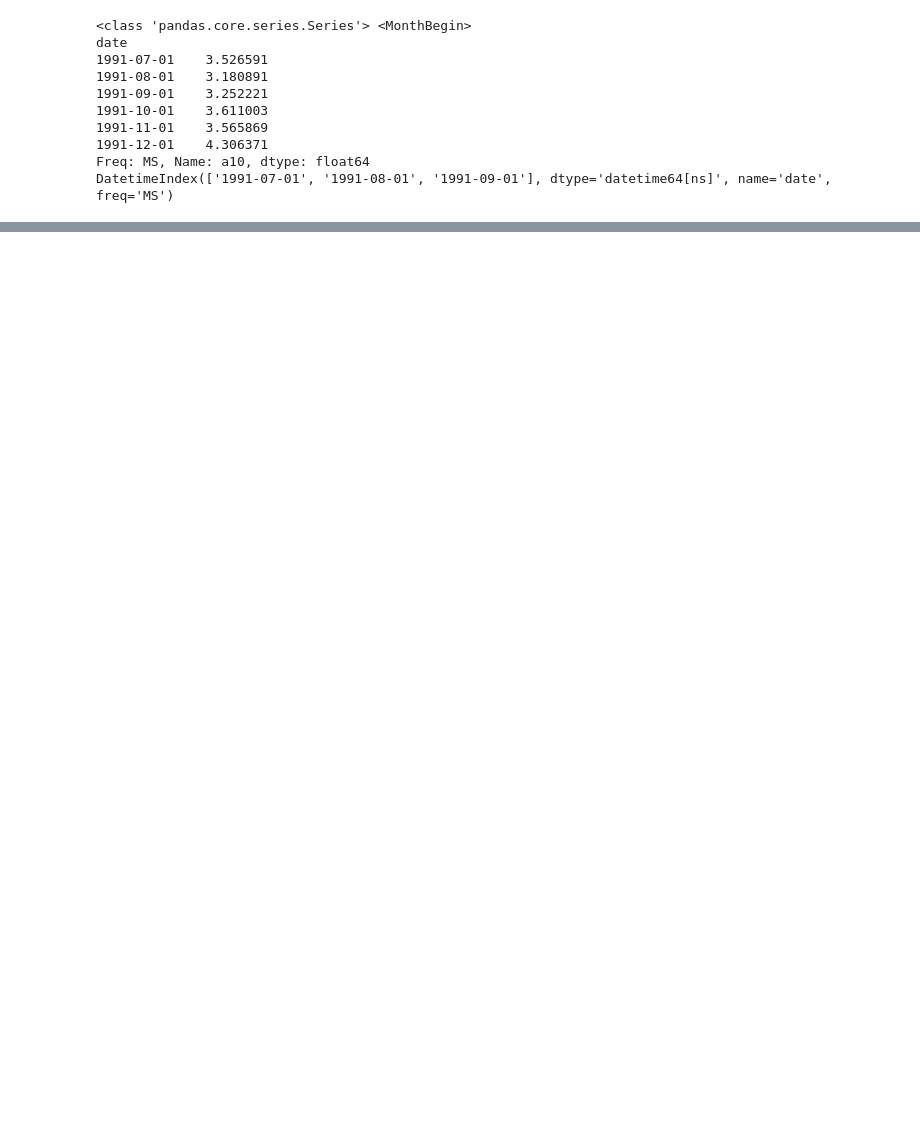
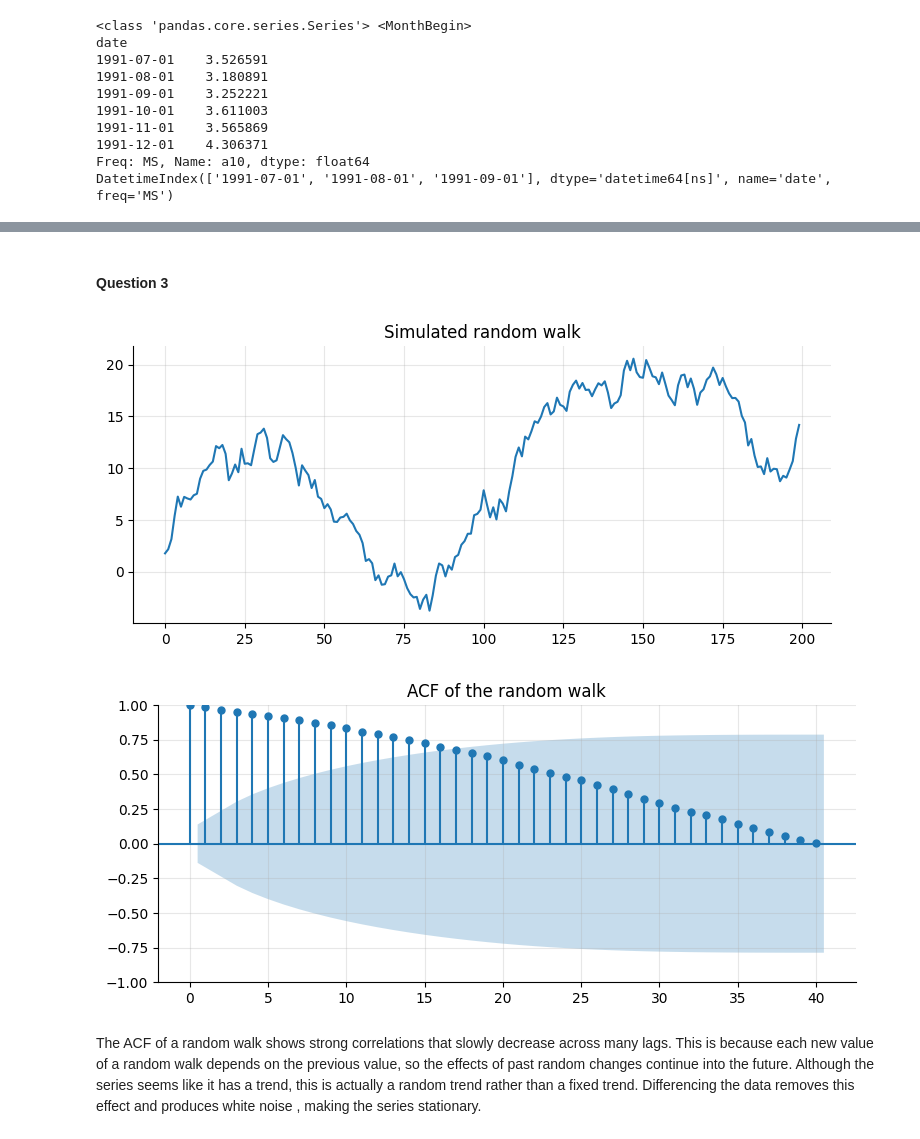
Before and after one commit to Ibukun-ola/Time_Series_Analysis, a Jupyter notebook: notebooks/lab01_introduction_to_time_series_data.ipynb, the cells around one changed output, grey strips where cells are left out. Drawn from its saved outputs; the diff is of its cells as text; code cells hidden in the pictures; blank space fills up the shorter version.

```diff
--- a/notebooks/lab01_introduction_to_time_series_data.ipynb
+++ b/notebooks/lab01_introduction_to_time_series_data.ipynb
@@ -174,0 +207,20 @@ plt.show()
+# %% [markdown]
+#### Question 3
+# %%
+np.random.seed(0)
+T = 200
+eps = np.random.normal(0, 1, T)
+x = np.cumsum(eps)  # random walk: x_t = x_{t-1} + eps_t
+
+plt.plot(x)
+plt.title("Simulated random walk")
+plt.show()
+
+plot_acf(x, lags=40)
+plt.title("ACF of the random walk")
+plt.show()
+# %% [output]
+[figure, added]
+[figure, added]
+# %% [markdown]
+The ACF of a random walk shows strong correlations that slowly decrease across many lags. This is because each new value of a random walk depends on the previous value, so the effects of past random changes continue into the future. Although the series seems like it has a trend, this is actually a random trend rather than a fixed trend. Differencing the data removes this effect and produces white noise , making the series stationary.
```
Also changed, not shown: parts of 5 cells of this notebook.
